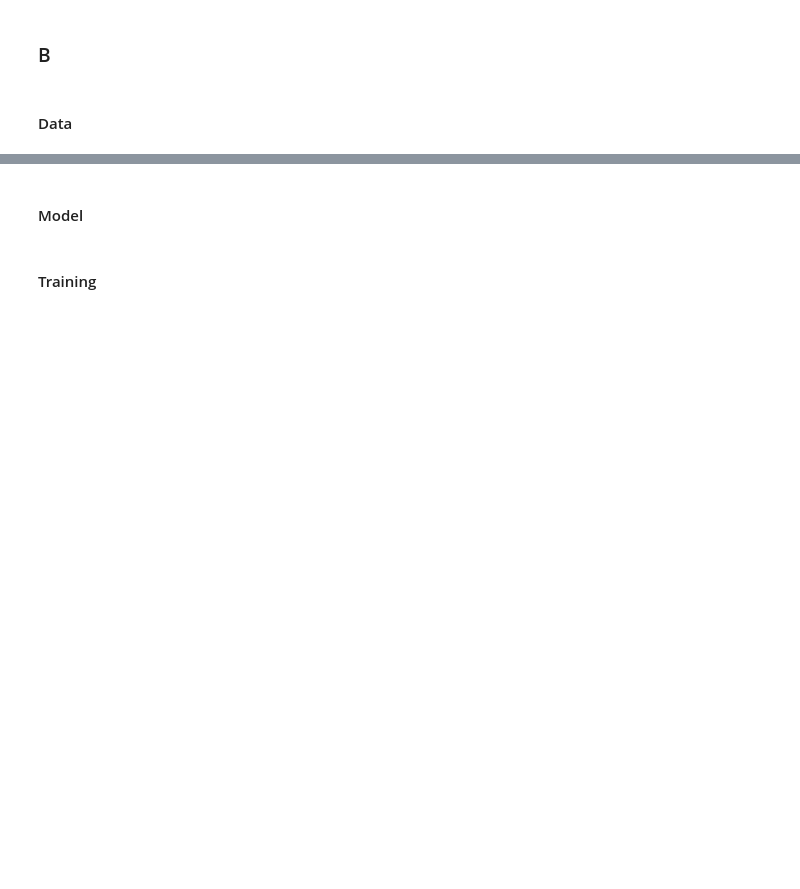
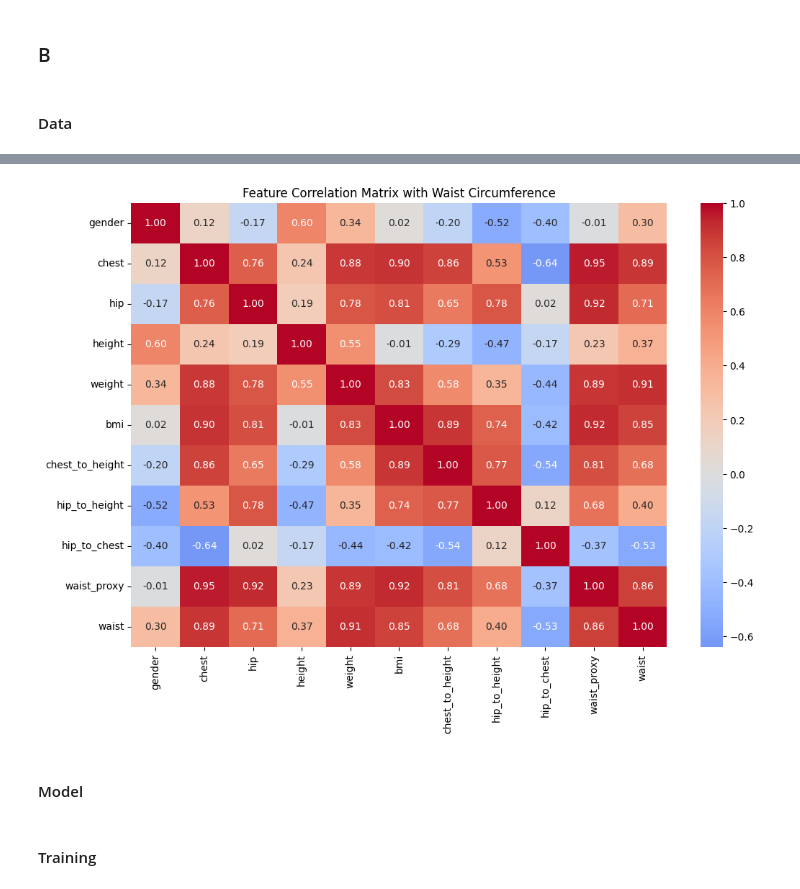
Before and after one commit to elijah-jones-2003/PADL, a Jupyter notebook: padl.ipynb, the cells around one changed output, grey strips where cells are left out. Drawn from its saved outputs; the diff is of its cells as text; code cells hidden in the pictures; blank space fills up the shorter version.

```diff
--- a/padl.ipynb
+++ b/padl.ipynb
@@ -438,3 +483,30 @@ y_test_tensor = torch.tensor(y_test.reshape(-1, 1), dtype=torch.float32)
+# %%
+import seaborn as sns
+feature_names = [
+    'gender', 'chest', 'hip', 'height', 'weight',
+    'bmi', 'chest_to_height', 'hip_to_height', 'hip_to_chest',
+    'waist_proxy'
+]
+X = np.stack([
+    gender, chest, hip, height, weight,
+    bmi, chest_to_height, hip_to_height, hip_to_chest,
+    waist_proxy
+], axis=1)
+
+# Create DataFrame for correlations
+df = pd.DataFrame(X, columns=feature_names)
+df['waist'] = waist
+
+# Compute correlation matrix
+corr_matrix = df.corr()
+
+# Plot heatmap
+plt.figure(figsize=(12, 8))
+sns.heatmap(corr_matrix, annot=True, cmap='coolwarm', fmt=".2f", center=0)
+plt.title("Feature Correlation Matrix with Waist Circumference")
+plt.show()
+# %% [output]
+[figure, added]
 # %% [markdown]
 #### Model
 # %%
```
Also changed, not shown: parts of 9 cells of this notebook.
